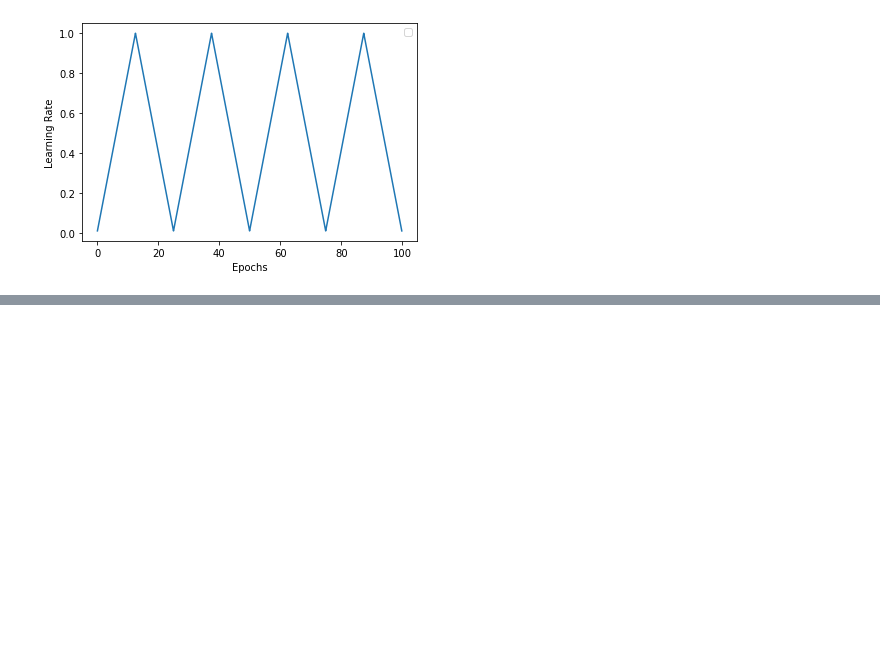
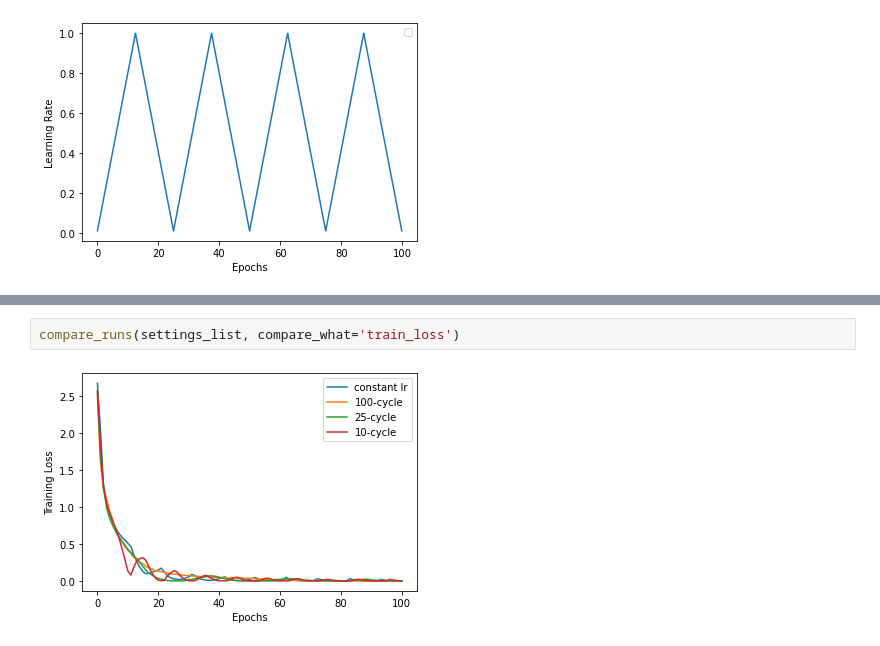
Before and after one commit to AverageDude0815/BA, a Jupyter notebook: Pytorch/Results/Run Comparer.ipynb, the cells around one changed output, grey strips where cells are left out. Cells and saved outputs as stored; diff of their text form; blank space fills up the shorter version.

```diff
--- a/Pytorch/Results/Run Comparer.ipynb
+++ b/Pytorch/Results/Run Comparer.ipynb
@@ -149,0 +144,4 @@ compare_runs(settings_list, stop_1cycle=True, compare_what='val_loss')
+# %%
+compare_runs(settings_list, compare_what='train_loss')
+# %% [output]
+[figure, added]
```
Also changed, not shown: parts of 9 cells of this notebook.
